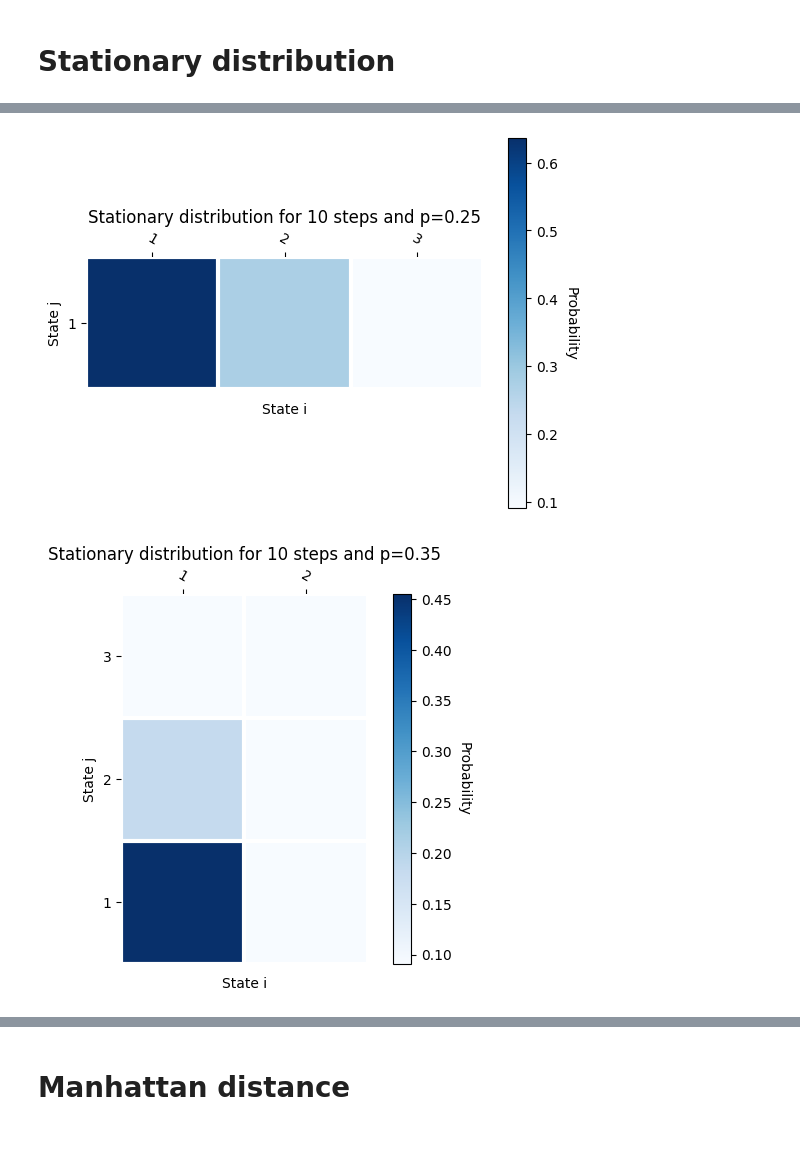
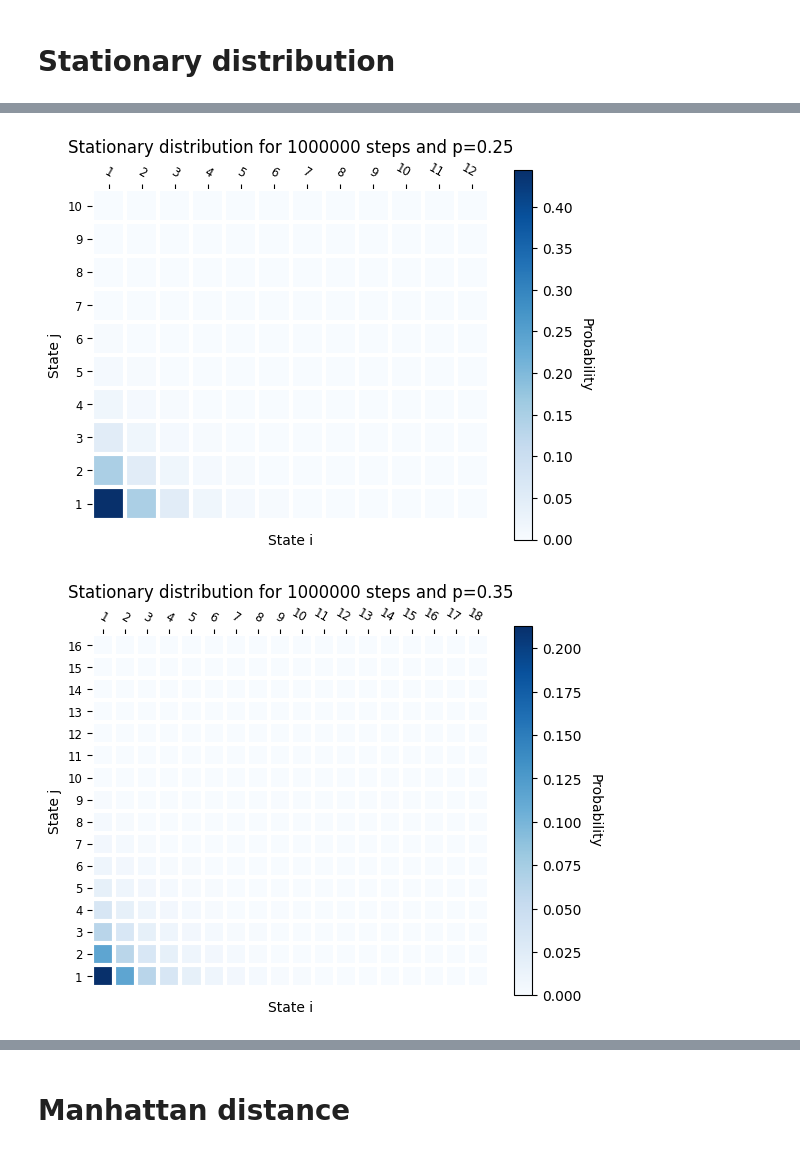
Before and after one commit to lucasbanunes/CPS767-monte-carlo-algorithms, a Jupyter notebook: list3/ex4.ipynb, the cells around one changed output, grey strips where cells are left out. Drawn from its saved outputs; the diff is of its cells as text; code cells hidden in the pictures.

Commit message:
Improves list3/ex4.ipynb plots

```diff
--- a/list3/ex4.ipynb
+++ b/list3/ex4.ipynb
@@ -83,7 +83,7 @@ def manhattan_distance(state1, state2):
 # %%
 # Source: https://matplotlib.org/stable/gallery/images_contours_and_fields/image_annotated_heatmap.html
 def heatmap(data, row_labels, col_labels, ax=None,
-            cbar_kw=None, cbarlabel="", **kwargs):
+            cbar_kw=None, cbarlabel="", fontsize='medium', **kwargs):
     """
     Create a heatmap from a numpy array and two lists of labels.
 
@@ -121,8 +121,10 @@ def heatmap(data, row_labels, col_labels, ax=None,
 
     # Show all ticks and label them with the respective list entries.
     ax.set_xticks(range(data.shape[1]), labels=col_labels,
+                  size=fontsize,
                   rotation=-30, ha="right", rotation_mode="anchor")
-    ax.set_yticks(range(data.shape[0]), labels=row_labels)
+    ax.set_yticks(range(data.shape[0]), labels=row_labels,
+                  size=fontsize)
 
     # Let the horizontal axes labeling appear on top.
     ax.tick_params(top=True, bottom=False,
@@ -147,7 +149,7 @@ stationary_data = {
 }
 initial_state = (1, 1)
 probabilities = np.array([.25, .35, .45])
-steps = 10**np.arange(1, 4)
+steps = [10**6]
 iterator = product(
     probabilities,
     steps
@@ -187,33 +189,35 @@ stationary_data
 for (n_steps, p), data in stationary_data.groupby(['n_steps', 'p']):
     fig, ax = plt.subplots()
     ax.set(
         title=f"Stationary distribution for {n_steps} steps and p={p}",
         xlabel="State i",
         ylabel="State j",
     )
     max_i = data['state_i'].max()
     max_j = data['state_j'].max()
     distribution = np.zeros((max_i, max_j))
     n_states = data['count'].sum()
     for i, j, count in zip(data['state_i'], data['state_j'], data['count']):
         distribution[i-1, j-1] = count/n_states
     # Flips the distribution to have the origin at the bottom left
     # corner
     distribution = distribution[::-1]
     xticks = np.arange(max_i, 0, -1)
     yticks = np.arange(1, max_j+1)
+    fontsize = 'xx-small' if p > .35 else 'small'
     im, cbar = heatmap(distribution, xticks, yticks, ax=ax,
-                   cmap="Blues", cbarlabel="Probability")
+                   cmap="Blues", cbarlabel="Probability",
+                   fontsize=fontsize)
     # hist, x_bins, y_bins, color_mesh = ax.hist2d(
     #     data['state_i'],
     #     data['state_j'],
     #     bins=(np.arange(1, data['state_i'].max()+1),
     #           np.arange(1, data['state_j'].max()+1)),
     #     weights=data['count'],
     #     cmap='Blues',
     #     density=True,
     # )
     # fig.colorbar(color_mesh, ax=ax)
 # %% [output]
-[figure, old version]
+[figure, new version]
-[figure, old version]
+[figure, new version]
```
Also changed, not shown: parts of 2 cells of this notebook.
